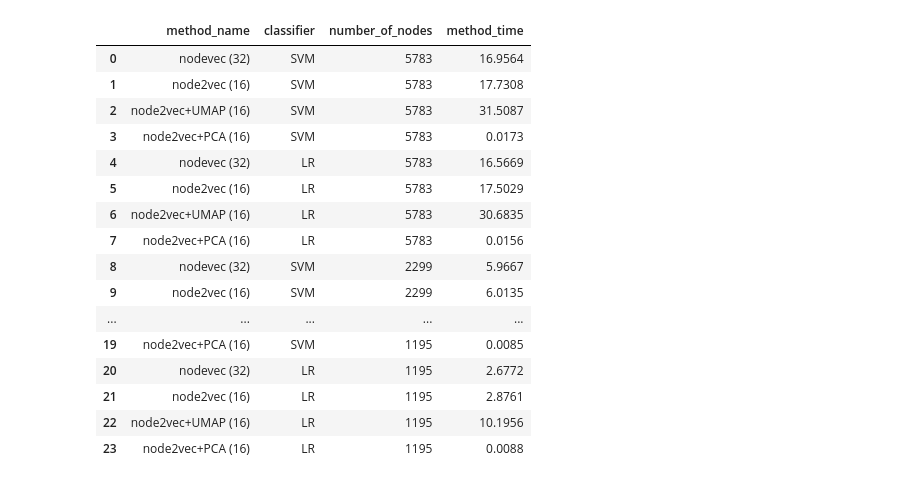
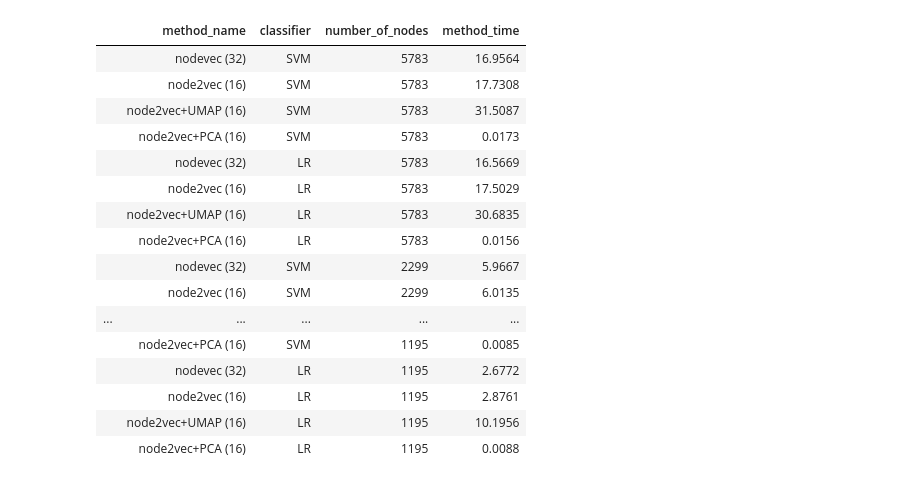
Before and after one commit to grzegorzborkowski/umap_node2vec_linkprediction, a Jupyter notebook: Plots.ipynb, the cells around one changed output. Saved outputs shown, nothing was run; the diff lists cells and outputs as text; code cells hidden in the pictures.

```diff
--- a/Plots.ipynb
+++ b/Plots.ipynb
@@ -5,25 +5,27 @@ import numpy as np
 # %%
 time = pd.read_csv("./data/csv_time.txt", names=["method_name","classifier","number_of_nodes", "train_edges","test_edges", "classifier_training_time", "method_time"])
 time = time.drop(['train_edges', 'test_edges', 'classifier_training_time'], axis=1)
+blankIndex=[''] * len(time)
+time.index=blankIndex
 time
 # %% [output]
 |  | method_name | classifier | number_of_nodes | method_time |
-| 0 | nodevec (32) | SVM | 5783 | 16.9564 |
-| 1 | node2vec (16) | SVM | 5783 | 17.7308 |
-| 2 | node2vec+UMAP (16) | SVM | 5783 | 31.5087 |
-| 3 | node2vec+PCA (16) | SVM | 5783 | 0.0173 |
-| 4 | nodevec (32) | LR | 5783 | 16.5669 |
-| 5 | node2vec (16) | LR | 5783 | 17.5029 |
-| 6 | node2vec+UMAP (16) | LR | 5783 | 30.6835 |
-| 7 | node2vec+PCA (16) | LR | 5783 | 0.0156 |
-| 8 | nodevec (32) | SVM | 2299 | 5.9667 |
-| 9 | node2vec (16) | SVM | 2299 | 6.0135 |
+|  | nodevec (32) | SVM | 5783 | 16.9564 |
+|  | node2vec (16) | SVM | 5783 | 17.7308 |
+|  | node2vec+UMAP (16) | SVM | 5783 | 31.5087 |
+|  | node2vec+PCA (16) | SVM | 5783 | 0.0173 |
+|  | nodevec (32) | LR | 5783 | 16.5669 |
+|  | node2vec (16) | LR | 5783 | 17.5029 |
+|  | node2vec+UMAP (16) | LR | 5783 | 30.6835 |
+|  | node2vec+PCA (16) | LR | 5783 | 0.0156 |
+|  | nodevec (32) | SVM | 2299 | 5.9667 |
+|  | node2vec (16) | SVM | 2299 | 6.0135 |
 | ... | ... | ... | ... | ... |
-| 19 | node2vec+PCA (16) | SVM | 1195 | 0.0085 |
-| 20 | nodevec (32) | LR | 1195 | 2.6772 |
-| 21 | node2vec (16) | LR | 1195 | 2.8761 |
-| 22 | node2vec+UMAP (16) | LR | 1195 | 10.1956 |
-| 23 | node2vec+PCA (16) | LR | 1195 | 0.0088 |
+|  | node2vec+PCA (16) | SVM | 1195 | 0.0085 |
+|  | nodevec (32) | LR | 1195 | 2.6772 |
+|  | node2vec (16) | LR | 1195 | 2.8761 |
+|  | node2vec+UMAP (16) | LR | 1195 | 10.1956 |
+|  | node2vec+PCA (16) | LR | 1195 | 0.0088 |
 # %%
 fig, ax = plt.subplots(figsize=(15,7))
 
```
Also changed, not shown: parts of 6 cells of this notebook.
